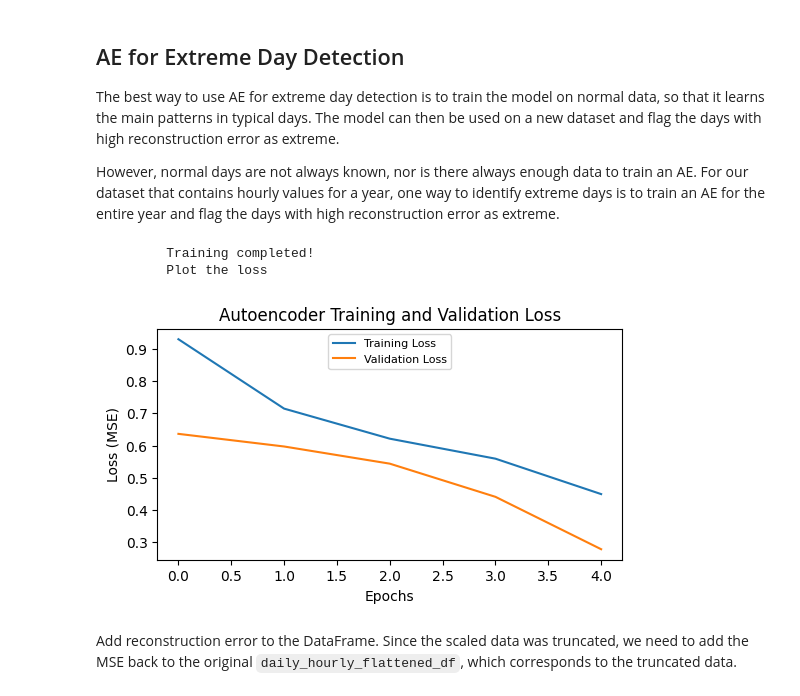
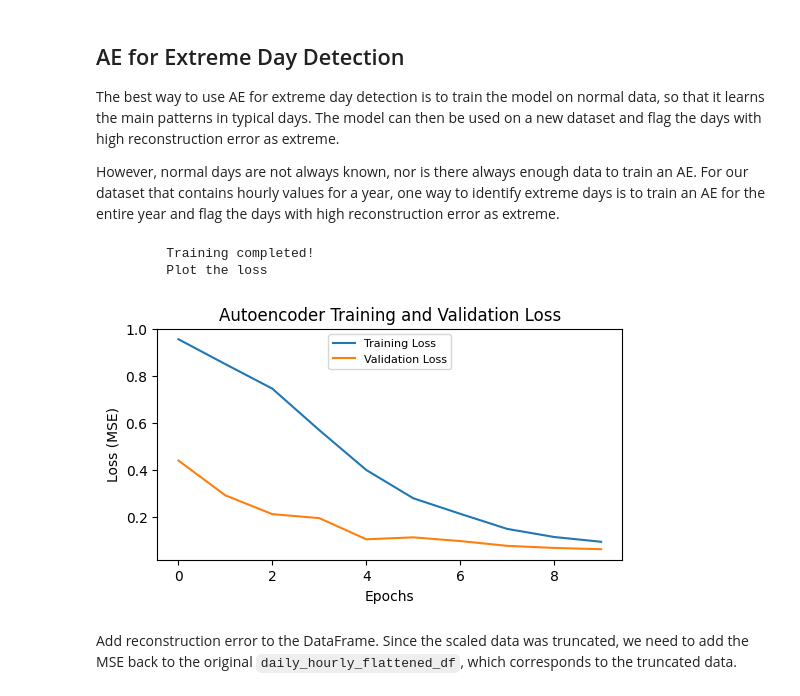
Before and after one commit to RahmanKhorramfar91/UAI_AI_Energy_Case_Studies, a Jupyter notebook: Case Study 2 - Extreme Events_Identification and Generation_.ipynb, the cells around one changed output. Drawn from its saved outputs; the diff is of its cells as text; code cells hidden in the pictures.

```diff
--- a/Case Study 2 - Extreme Events_Identification and Generation_.ipynb
+++ b/Case Study 2 - Extreme Events_Identification and Generation_.ipynb
@@ -338,7 +320,7 @@ However, normal days are not always known, nor is there always enough data to tr
 # Build encoder
 INPUT_DIM = daily_hourly_standardized.shape[1]; # 24*len(exog_columns)
 LATENT_DIM = 16 # Dimension of the latent space
-EPOCH_NUM = 5;
+EPOCH_NUM = 10;
 BATCH_SIZE = 32;
 
 filter_sizes = [16, 32];
@@ -367,34 +349,34 @@ decoder = Model(decoder_input, decoder_output);
 
 # Create autoencoder
 autoencoder = Model(ecoder_input, decoder(encoder(ecoder_input)));
 
 # Compile the Autoencoder
 autoencoder.compile(optimizer='adam', loss='mse');
 # Split into training and validation
 train_size = int(len(daily_hourly_standardized) * 0.8);
 train_data = daily_hourly_standardized[:train_size];
 val_data = daily_hourly_standardized[train_size:];
 
 # note that both input (train_data), and target value (train_data) are the same in AE
 fitted = autoencoder.fit(train_data, train_data, epochs=EPOCH_NUM, batch_size=BATCH_SIZE, shuffle=True, validation_data=(val_data, val_data), verbose=0);
 
 print("\t Training completed!\n\t Plot the loss");
 
 fig, ax = plt.subplots(nrows=1, ncols=1, figsize=(6, 3),
                        gridspec_kw={'width_ratios': [10],'height_ratios': [5],
                        'wspace': 0.1,'hspace': 0.1});
 
 # Plot training and validation loss
 ax.plot(fitted.history['loss'], label='Training Loss')
 ax.plot(fitted.history['val_loss'], label='Validation Loss')
 ax.set_xlabel('Epochs')
 ax.set_ylabel('Loss (MSE)')
 ax.set_title('Autoencoder Training and Validation Loss');
 ax.legend(loc='upper center',ncol=1, bbox_to_anchor=(0.5, 1), prop={'size': 8});
 # %% [output]
          Training completed!
          Plot the loss
-[figure, old version]
+[figure, new version]
 # %% [markdown]
 Add reconstruction error to the DataFrame.
 Since the scaled data was truncated, we need to add the MSE back to the original
```
Also changed, not shown: parts of 20 cells of this notebook.
